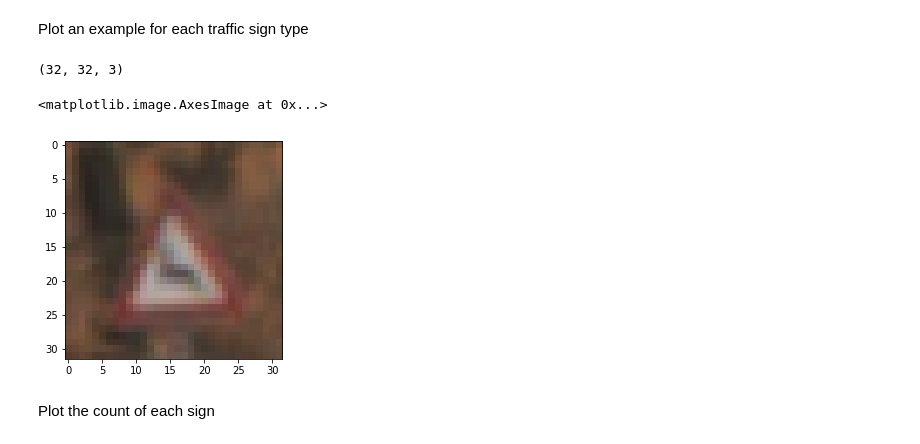
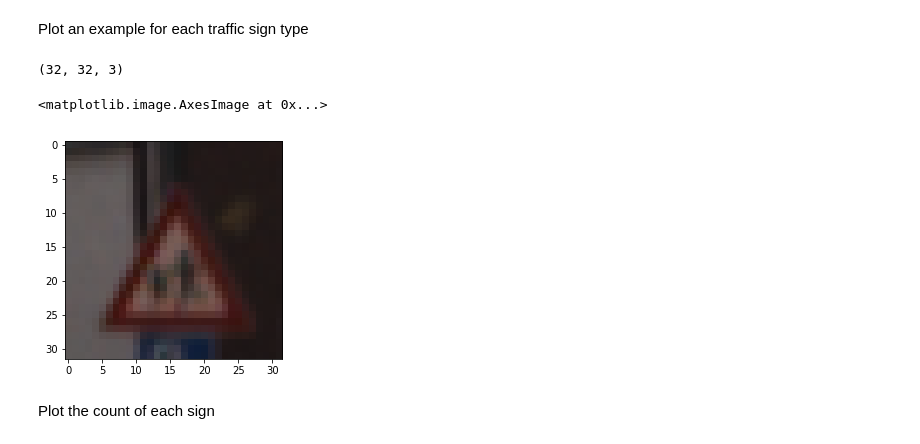
Before and after one commit to trimcao/sdcnd-p2-traffic-signs-classifier, a Jupyter notebook: Traffic_Sign_Classifier.ipynb, the cells around one changed output. Cells and saved outputs as stored; diff of their text form; code cells hidden in the pictures.

```diff
--- a/Traffic_Sign_Classifier.ipynb
+++ b/Traffic_Sign_Classifier.ipynb
@@ -99,13 +99,13 @@ import matplotlib.pyplot as plt
 # %% [markdown]
 Plot an example for each traffic sign type
 # %%
-sample = train['features'][300]
+sample = train['features'][27100]
 print(sample.shape)
 plt.imshow(sample)
 # %% [output]
 (32, 32, 3)
 <matplotlib.image.AxesImage at 0x...>
-[figure, old version]
+[figure, new version]
 # %% [markdown]
 Plot the count of each sign
 # %%
```
Also changed, not shown: parts of 23 cells of this notebook, 1 other file.
